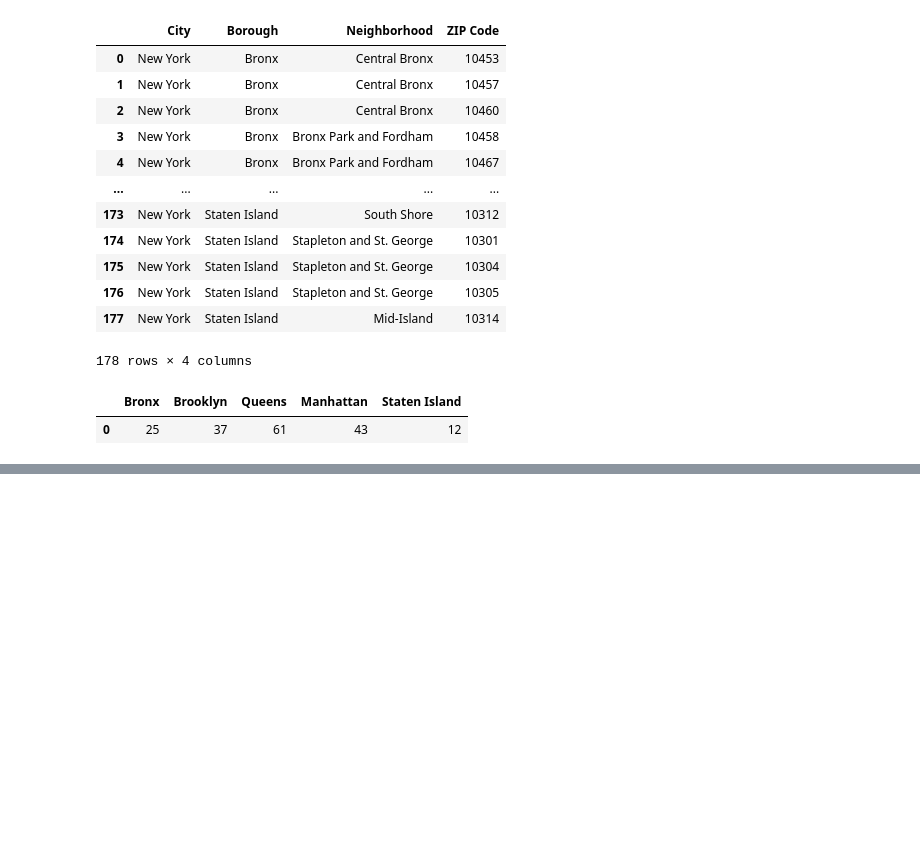
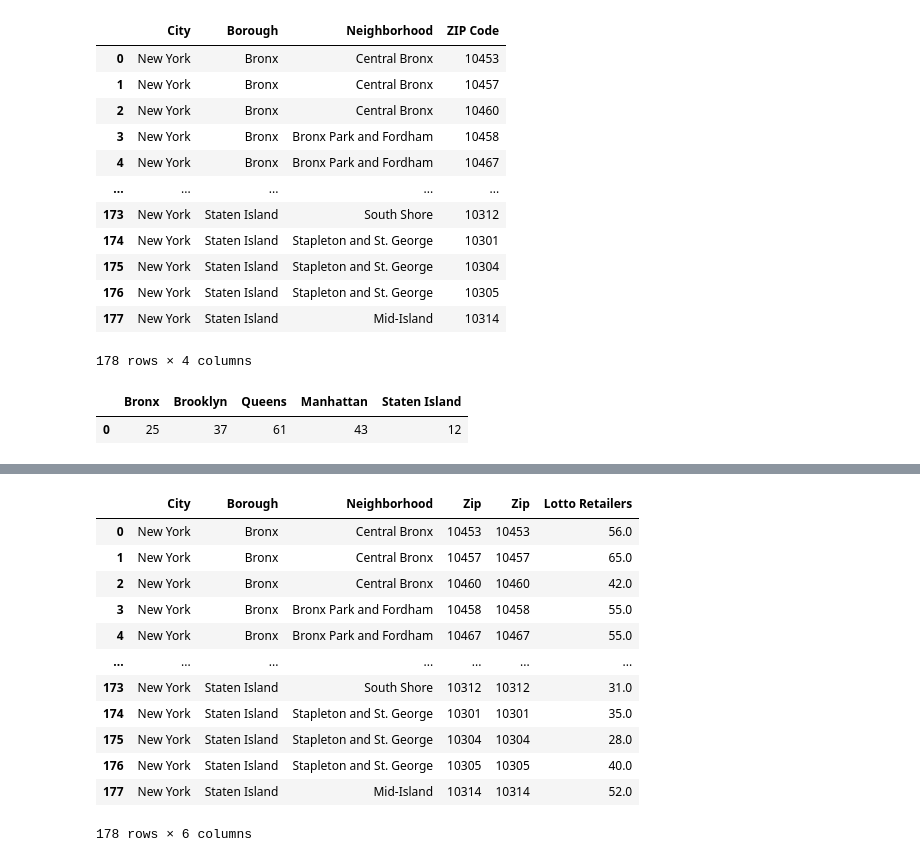
Before and after one commit to kimcrine/project_1, a Jupyter notebook: borough_dataframe.ipynb, the cells around one changed output, grey strips where cells are left out. Drawn from its saved outputs; the diff is of its cells as text; code cells hidden in the pictures; blank space fills up the shorter version.

```diff
--- a/borough_dataframe.ipynb
+++ b/borough_dataframe.ipynb
@@ -128,0 +235,21 @@ lotto_df.head()
+# %%
+
+NYC_retailers=pd.concat([NYC_zips, merge_df],axis=1)
+
+NYC_retailers.drop(NYC_retailers.columns[4], axis=1)
+
+NYC_retailers
+# %% [output]
+|  | City | Borough | Neighborhood | Zip | Zip | Lotto Retailers |
+| 0 | New York | Bronx | Central Bronx | 10453 | 10453 | 56.0 |
+| 1 | New York | Bronx | Central Bronx | 10457 | 10457 | 65.0 |
+| 2 | New York | Bronx | Central Bronx | 10460 | 10460 | 42.0 |
+| 3 | New York | Bronx | Bronx Park and Fordham | 10458 | 10458 | 55.0 |
+| 4 | New York | Bronx | Bronx Park and Fordham | 10467 | 10467 | 55.0 |
+| ... | ... | ... | ... | ... | ... | ... |
+| 173 | New York | Staten Island | South Shore | 10312 | 10312 | 31.0 |
+| 174 | New York | Staten Island | Stapleton and St. George | 10301 | 10301 | 35.0 |
+| 175 | New York | Staten Island | Stapleton and St. George | 10304 | 10304 | 28.0 |
+| 176 | New York | Staten Island | Stapleton and St. George | 10305 | 10305 | 40.0 |
+| 177 | New York | Staten Island | Mid-Island | 10314 | 10314 | 52.0 |
+178 rows × 6 columns
```
Also changed, not shown: parts of 11 cells of this notebook, 2 other files.
